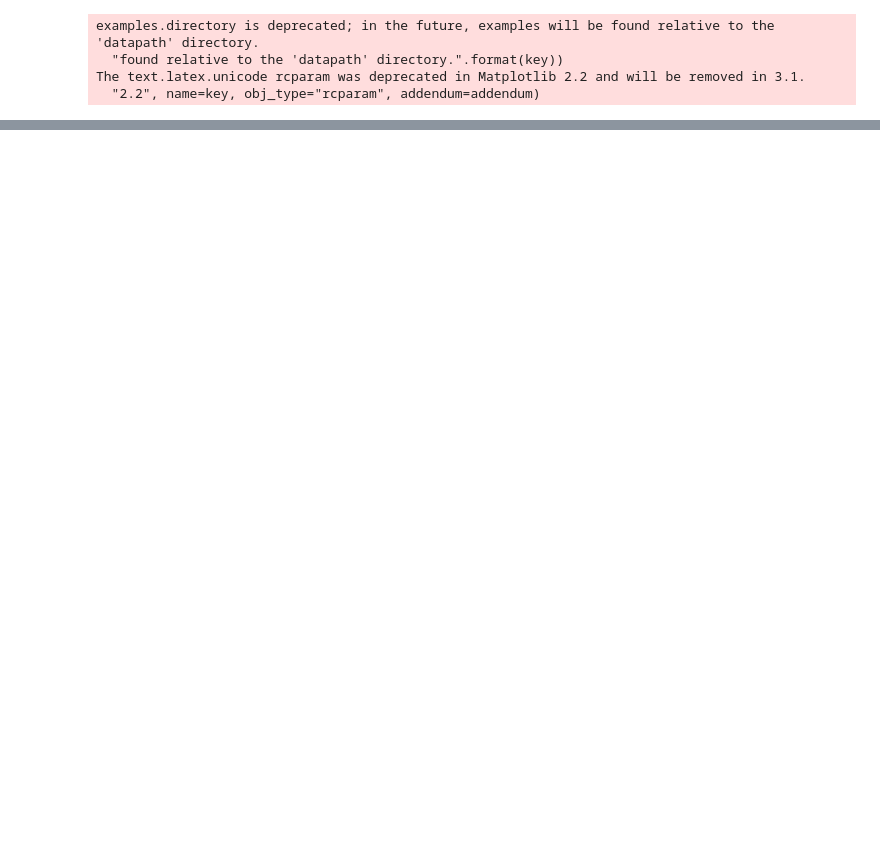
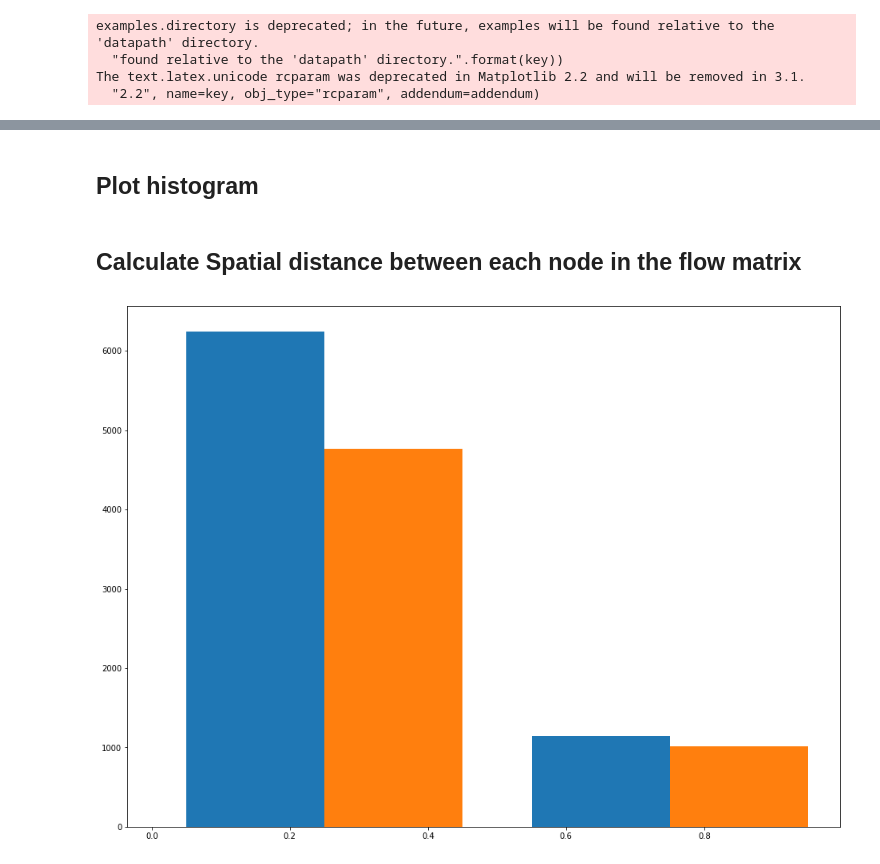
Before and after one commit to LLNL/CallFlow, a Jupyter notebook: src/server/diff-callflow.ipynb, the cells around one changed output, grey strips where cells are left out. Drawn from its saved outputs; the diff is of its cells as text; code cells hidden in the pictures; blank space fills up the shorter version.

```diff
--- a/src/server/diff-callflow.ipynb
+++ b/src/server/diff-callflow.ipynb
@@ -327,0 +269,29 @@ for idx, state in enumerate(states):
+# %% [markdown]
+## Plot histogram
+# %%
+def histogram(variable):
+    n_bins = 2
+    N, bins, patches = plt.hist(variable, bins=n_bins)
+    #fracs = N / N.max()
+    #norm = colors.Normalize(fracs.min(), fracs.max())
+    #for thisfrac, thispatch in zip(fracs, patches):
+    #    color = plt.cm.viridis(norm(thisfrac))
+    #    thispatch.set_facecolor(color)
+    #plt.yaxis.set_major_formatter(PercentFormatter(xmax=1))
+# %% [markdown]
+## Calculate Spatial distance between each node in the flow matrix
+# %%
+S = len(states)
+
+n_samples = 40
+ns = [len(fm[s]) for s in range(S)]
+
+Cs = [sp.spatial.distance.cdist(fm[s], fm[s]) for s in range(S)]
+Cs = [cs / cs.max() for cs in Cs]
+
+ps = [ot.unif(ns[s]) for s in range(S)]
+p = ot.unif(n_samples)
+
+histogram(Cs)
+# %% [output]
+[figure, added]
```
Also changed, not shown: parts of 32 cells of this notebook, 10 other files.
